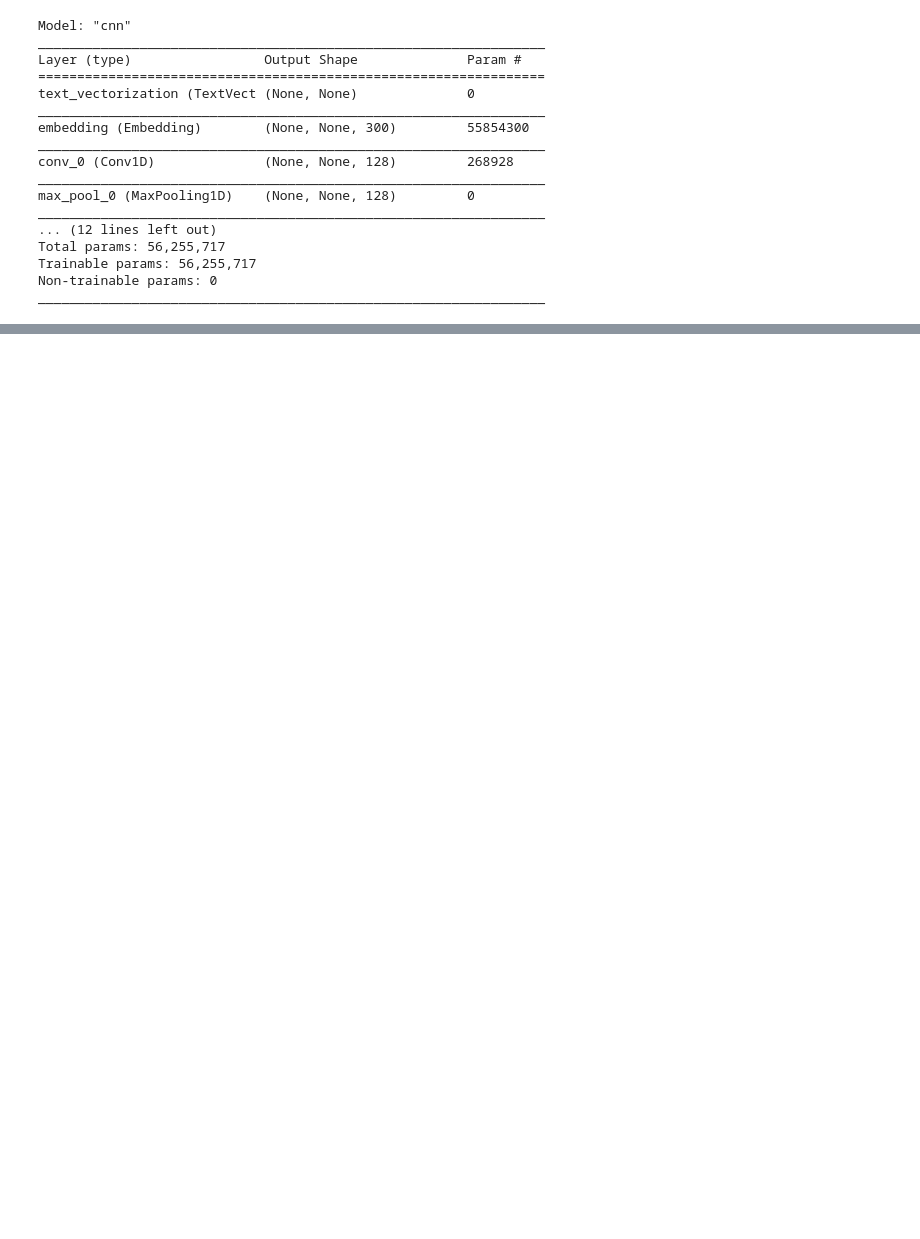
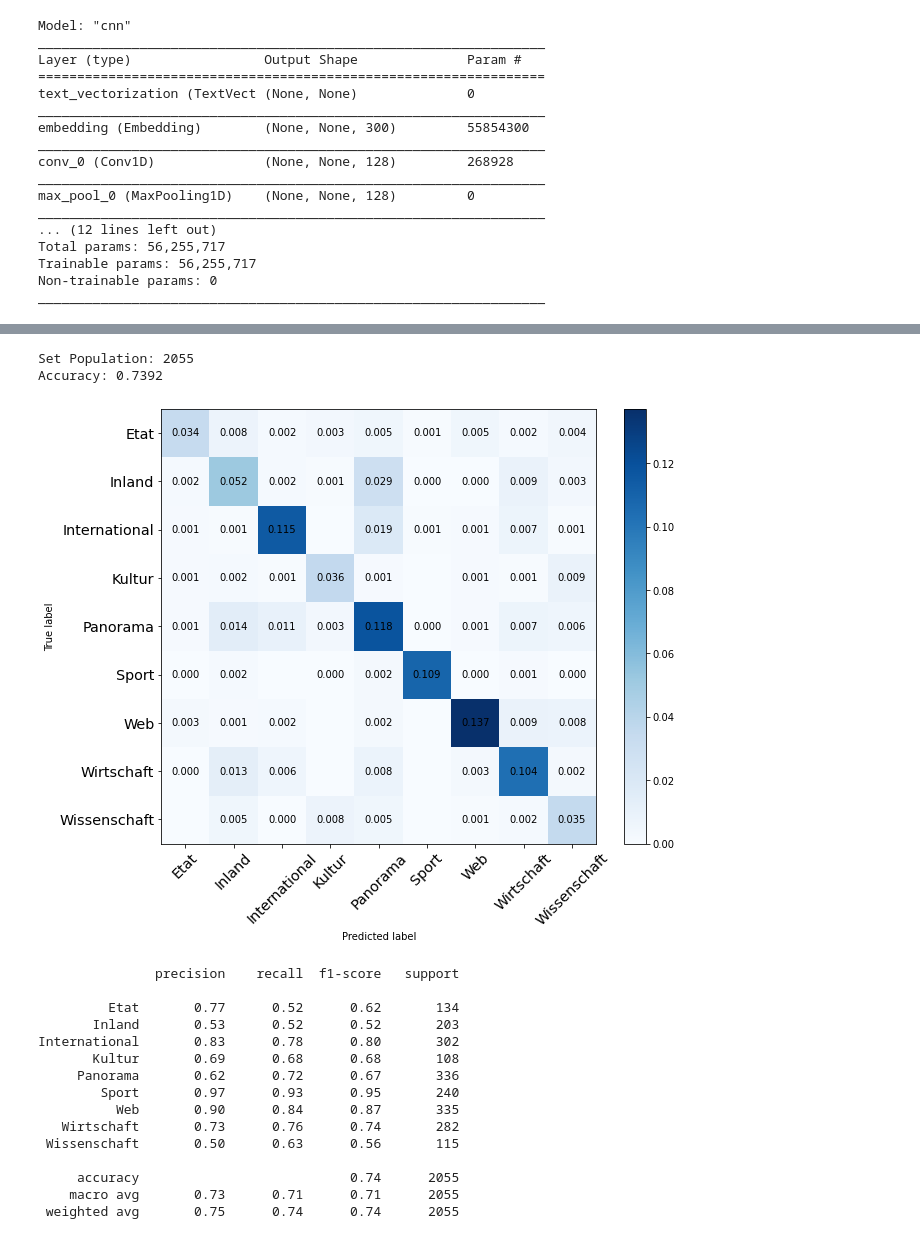
Before and after one commit to TheoHelfenberger/2021_HS_DAS_NLP_Notebooks, a Jupyter notebook: CNN German Newsset.ipynb, the cells around one changed output, grey strips where cells are left out. Drawn from its saved outputs; the diff is of its cells as text; code cells hidden in the pictures; blank space fills up the shorter version.

```diff
--- a/CNN German Newsset.ipynb
+++ b/CNN German Newsset.ipynb
@@ -258,0 +303,23 @@ Hint: If you want to see a list of allocated tensors when OOM happens, add repor
+# %%
+from fhnw.nlp.utils.ploting import report_classification_results
+
+report_classification_results(params, data_test, model)
+# %% [output]
+Set Population: 2055
+Accuracy: 0.7392
+[figure, added]
+               precision    recall  f1-score   support
+
+         Etat       0.77      0.52      0.62       134
+       Inland       0.53      0.52      0.52       203
+International       0.83      0.78      0.80       302
+       Kultur       0.69      0.68      0.68       108
+     Panorama       0.62      0.72      0.67       336
+        Sport       0.97      0.93      0.95       240
+          Web       0.90      0.84      0.87       335
+   Wirtschaft       0.73      0.76      0.74       282
+ Wissenschaft       0.50      0.63      0.56       115
+
+     accuracy                           0.74      2055
+    macro avg       0.73      0.71      0.71      2055
+ weighted avg       0.75      0.74      0.74      2055
```
Also changed, not shown: parts of 7 cells of this notebook, 8 other files.
